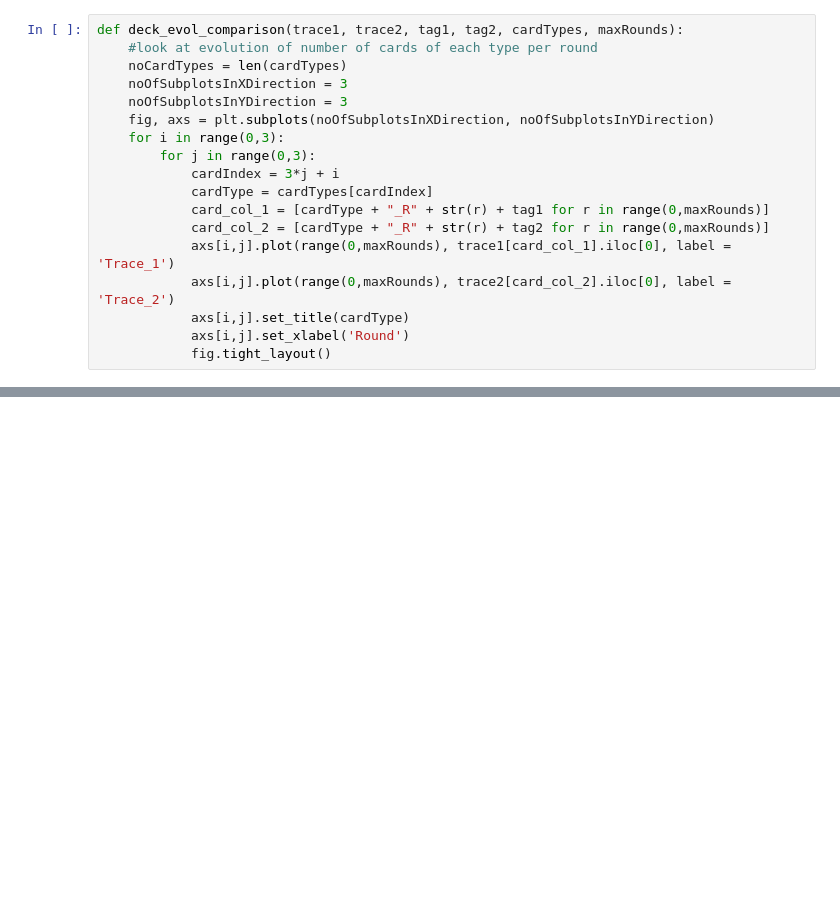
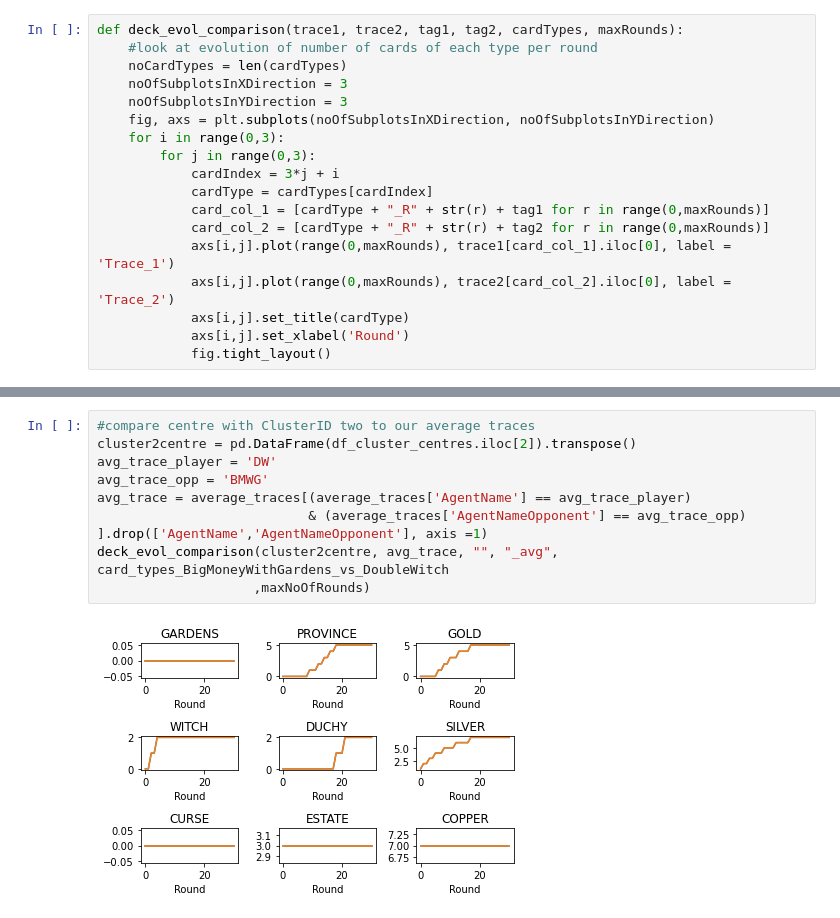
Before and after one commit to owenant/DominionPlayTraceClustering, a Jupyter notebook: PlayTraceAnalysisFromTAG.ipynb, the cells around one changed output, grey strips where cells are left out. Drawn from its saved outputs; the diff is of its cells as text; blank space fills up the shorter version.

```diff
--- a/PlayTraceAnalysisFromTAG.ipynb
+++ b/PlayTraceAnalysisFromTAG.ipynb
@@ -660,0 +644,11 @@ deck_evol_comparison(cluster1centre, BMWG_avg_trace, "", "_avg", card_types_BigM
+# %%
+#compare centre with ClusterID two to our average traces
+cluster2centre = pd.DataFrame(df_cluster_centres.iloc[2]).transpose()
+avg_trace_player = 'DW'
+avg_trace_opp = 'BMWG'
+avg_trace = average_traces[(average_traces['AgentName'] == avg_trace_player)
+                           & (average_traces['AgentNameOpponent'] == avg_trace_opp) ].drop(['AgentName','AgentNameOpponent'], axis =1)
+deck_evol_comparison(cluster2centre, avg_trace, "", "_avg", card_types_BigMoneyWithGardens_vs_DoubleWitch
+                    ,maxNoOfRounds)
+# %% [output]
+[figure, added]
```
Also changed, not shown: parts of 17 cells of this notebook.
